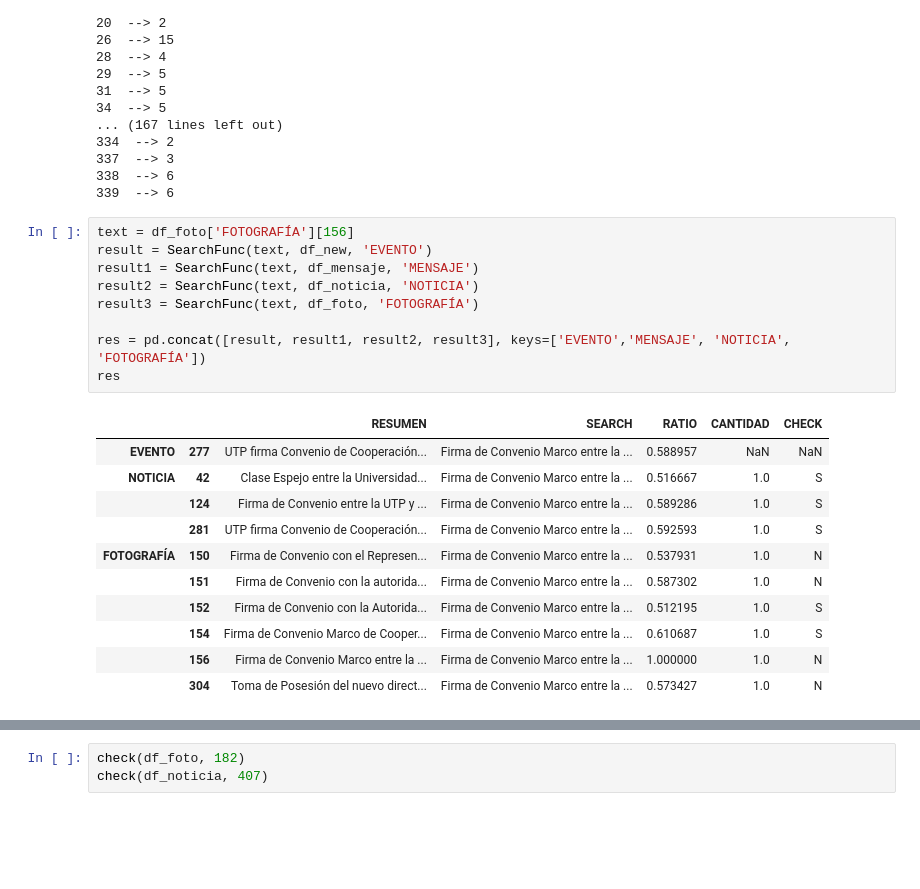
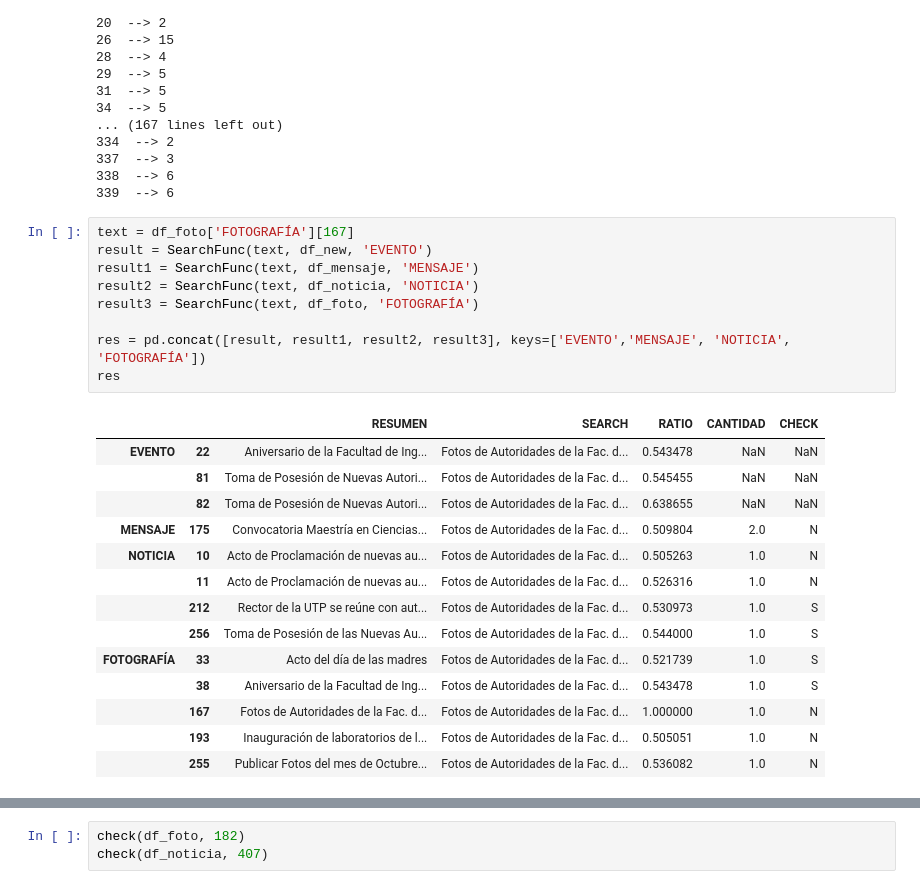
Before and after one commit to Susanelizabetth/manipulateDATA, a Jupyter notebook: DNotebook.ipynb, the cells around one changed output, grey strips where cells are left out. Drawn from its saved outputs; the diff is of its cells as text; blank space fills up the shorter version.

Commit message:
added others events

```diff
--- a/DNotebook.ipynb
+++ b/DNotebook.ipynb
@@ -394,26 +394,29 @@ for i in df_foto.index:
 338  --> 6
 339  --> 6
 # %%
-text = df_foto['FOTOGRAFÍA'][156]
+text = df_foto['FOTOGRAFÍA'][167]
 result = SearchFunc(text, df_new, 'EVENTO')
 result1 = SearchFunc(text, df_mensaje, 'MENSAJE')
 result2 = SearchFunc(text, df_noticia, 'NOTICIA')
 result3 = SearchFunc(text, df_foto, 'FOTOGRAFÍA')
 
 res = pd.concat([result, result1, result2, result3], keys=['EVENTO','MENSAJE', 'NOTICIA', 'FOTOGRAFÍA'])
 res
 # %% [output]
 |  |  | RESUMEN | SEARCH | RATIO | CANTIDAD | CHECK |
-| EVENTO | 277 | UTP firma Convenio de Cooperación... | Firma de Convenio Marco entre la ... | 0.588957 | NaN | NaN |
-| NOTICIA | 42 | Clase Espejo entre la Universidad... | Firma de Convenio Marco entre la ... | 0.516667 | 1.0 | S |
-|  | 124 | Firma de Convenio entre la UTP y ... | Firma de Convenio Marco entre la ... | 0.589286 | 1.0 | S |
-|  | 281 | UTP firma Convenio de Cooperación... | Firma de Convenio Marco entre la ... | 0.592593 | 1.0 | S |
-| FOTOGRAFÍA | 150 | Firma de Convenio con el Represen... | Firma de Convenio Marco entre la ... | 0.537931 | 1.0 | N |
-|  | 151 | Firma de Convenio con la autorida... | Firma de Convenio Marco entre la ... | 0.587302 | 1.0 | N |
-|  | 152 | Firma de Convenio con la Autorida... | Firma de Convenio Marco entre la ... | 0.512195 | 1.0 | S |
-|  | 154 | Firma de Convenio Marco de Cooper... | Firma de Convenio Marco entre la ... | 0.610687 | 1.0 | S |
-|  | 156 | Firma de Convenio Marco entre la ... | Firma de Convenio Marco entre la ... | 1.000000 | 1.0 | N |
-|  | 304 | Toma de Posesión del nuevo direct... | Firma de Convenio Marco entre la ... | 0.573427 | 1.0 | N |
+| EVENTO | 22 | Aniversario de la Facultad de Ing... | Fotos de Autoridades de la Fac. d... | 0.543478 | NaN | NaN |
+|  | 81 | Toma de Posesión de Nuevas Autori... | Fotos de Autoridades de la Fac. d... | 0.545455 | NaN | NaN |
+|  | 82 | Toma de Posesión de Nuevas Autori... | Fotos de Autoridades de la Fac. d... | 0.638655 | NaN | NaN |
+| MENSAJE | 175 | Convocatoria Maestría en Ciencias... | Fotos de Autoridades de la Fac. d... | 0.509804 | 2.0 | N |
+| NOTICIA | 10 | Acto de Proclamación de nuevas au... | Fotos de Autoridades de la Fac. d... | 0.505263 | 1.0 | N |
+|  | 11 | Acto de Proclamación de nuevas au... | Fotos de Autoridades de la Fac. d... | 0.526316 | 1.0 | N |
+|  | 212 | Rector de la UTP se reúne con aut... | Fotos de Autoridades de la Fac. d... | 0.530973 | 1.0 | S |
+|  | 256 | Toma de Posesión de las Nuevas Au... | Fotos de Autoridades de la Fac. d... | 0.544000 | 1.0 | S |
+| FOTOGRAFÍA | 33 | Acto del día de las madres | Fotos de Autoridades de la Fac. d... | 0.521739 | 1.0 | S |
+|  | 38 | Aniversario de la Facultad de Ing... | Fotos de Autoridades de la Fac. d... | 0.543478 | 1.0 | S |
+|  | 167 | Fotos de Autoridades de la Fac. d... | Fotos de Autoridades de la Fac. d... | 1.000000 | 1.0 | N |
+|  | 193 | Inauguración de laboratorios de l... | Fotos de Autoridades de la Fac. d... | 0.505051 | 1.0 | N |
+|  | 255 | Publicar Fotos del mes de Octubre... | Fotos de Autoridades de la Fac. d... | 0.536082 | 1.0 | N |
 # %%
 df_new['FOTOS'][289]= 5
 check(df_foto, 4)
```
Also changed, not shown: parts of 2 cells of this notebook, 1 other file.
